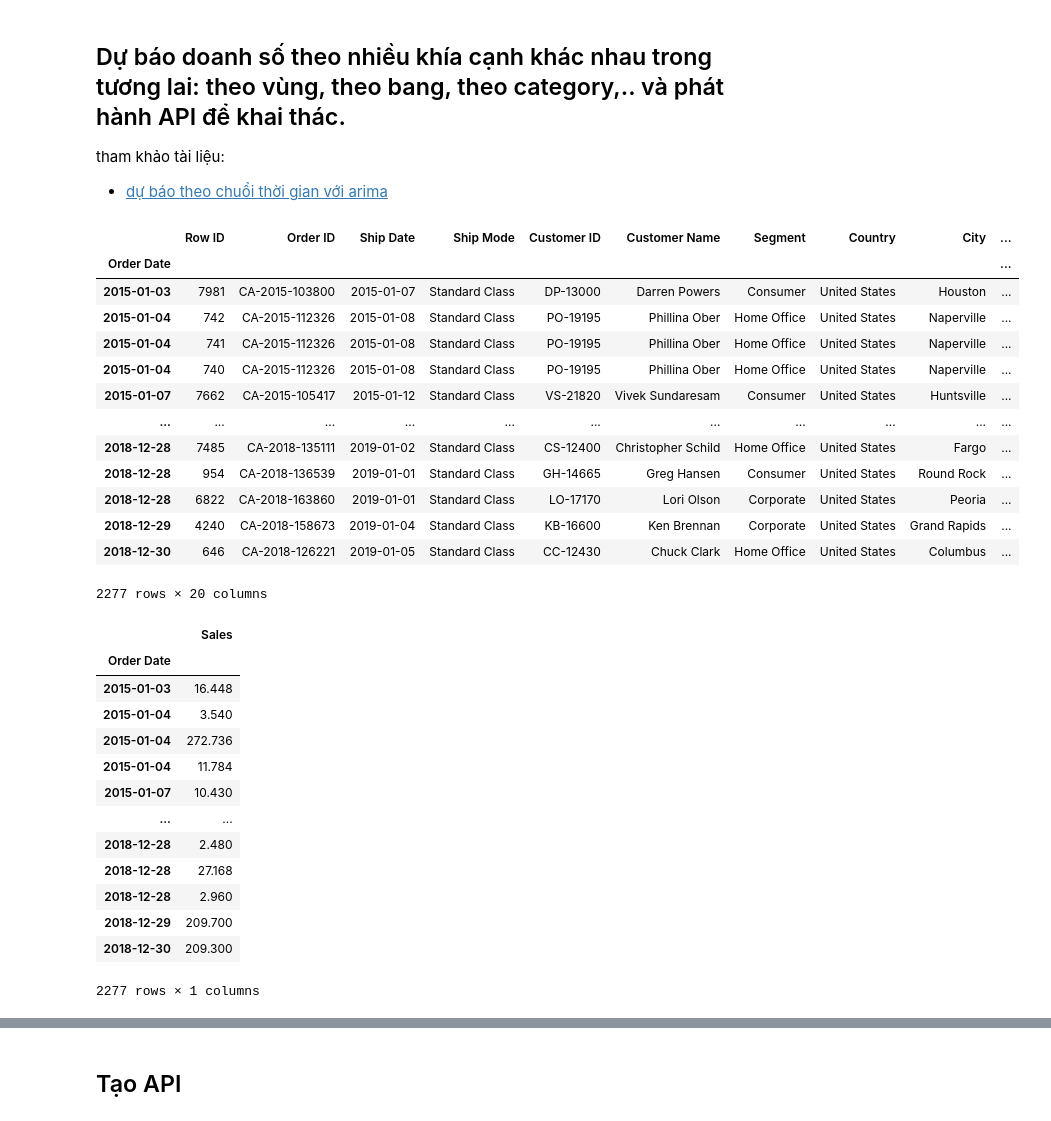
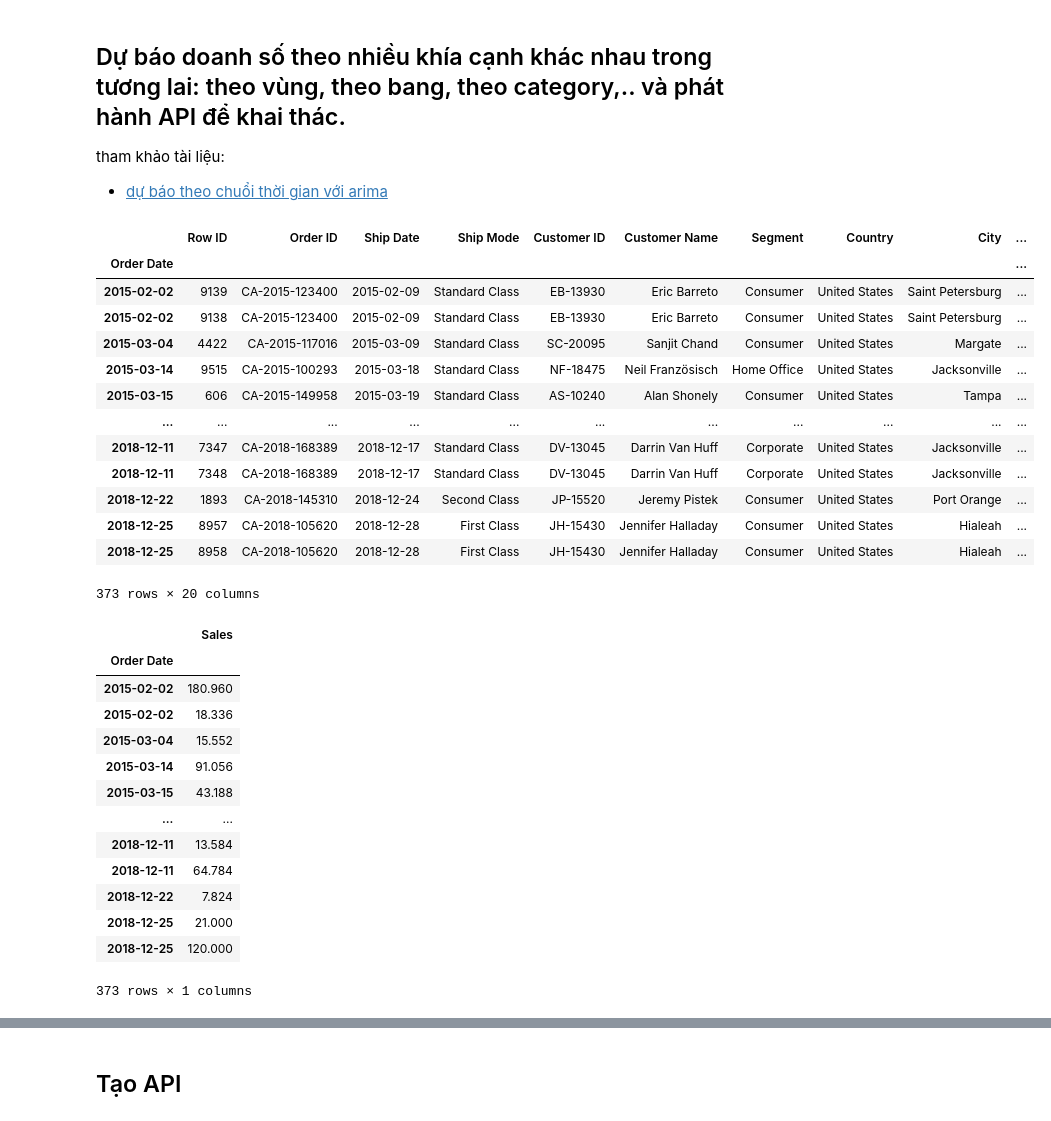
Before and after one commit to nguyenvudev20/mse22.python4engineer, a Jupyter notebook: Bai_Assignment.ipynb, the cells around one changed output, grey strips where cells are left out. Cells and saved outputs as stored; diff of their text form; code cells hidden in the pictures.

```diff
--- a/Bai_Assignment.ipynb
+++ b/Bai_Assignment.ipynb
@@ -434,35 +434,35 @@ tham khảo tài liệu:
 # %%
 import itertools
 import statsmodels.api as sm
 from sklearn.metrics import mean_squared_error
 from math import sqrt
 # lọc dữ liệu cần xử lý từ dữ liệu gốc dataf
-kieu_ngay=7 # số ngày muốn dự báo
-kieu_key='Region' # loại giữ liệu muốn lọc : Region,State,Category
-kieu_val='Central' # giá trị muốn lọc: Region=Central, State=Florida, Category=Furniture
+kieu_ngay=5 # số ngày muốn dự báo
+kieu_key='State' # loại giữ liệu muốn lọc : Region,State,Category
+kieu_val='Florida' # giá trị muốn lọc: Region=Central, State=Florida, Category=Furniture
 
 df_tmp=dataf
 df_ts=df_tmp.loc[df_tmp[kieu_key] == kieu_val]
 #df_ts
 # thực hiện sắp xếp dữ liệu theo Order Date
 df_ts.sort_values(by=['Order Date'], inplace=True, ascending=True)
-#df_ts.set_index("Order Date", inplace = True)
+df_ts.set_index("Order Date", inplace = True)
 df_ts
 # %% [output]
 |  | Row ID | Order ID | Ship Date | Ship Mode | Customer ID | Customer Name | Segment | Country | City | ... |
 | Order Date |  |  |  |  |  |  |  |  |  | ... |
-| 2015-01-03 | 7981 | CA-2015-103800 | 2015-01-07 | Standard Class | DP-13000 | Darren Powers | Consumer | United States | Houston | ... |
-| 2015-01-04 | 742 | CA-2015-112326 | 2015-01-08 | Standard Class | PO-19195 | Phillina Ober | Home Office | United States | Naperville | ... |
-| 2015-01-04 | 741 | CA-2015-112326 | 2015-01-08 | Standard Class | PO-19195 | Phillina Ober | Home Office | United States | Naperville | ... |
-| 2015-01-04 | 740 | CA-2015-112326 | 2015-01-08 | Standard Class | PO-19195 | Phillina Ober | Home Office | United States | Naperville | ... |
-| 2015-01-07 | 7662 | CA-2015-105417 | 2015-01-12 | Standard Class | VS-21820 | Vivek Sundaresam | Consumer | United States | Huntsville | ... |
+| 2015-02-02 | 9139 | CA-2015-123400 | 2015-02-09 | Standard Class | EB-13930 | Eric Barreto | Consumer | United States | Saint Petersburg | ... |
+| 2015-02-02 | 9138 | CA-2015-123400 | 2015-02-09 | Standard Class | EB-13930 | Eric Barreto | Consumer | United States | Saint Petersburg | ... |
+| 2015-03-04 | 4422 | CA-2015-117016 | 2015-03-09 | Standard Class | SC-20095 | Sanjit Chand | Consumer | United States | Margate | ... |
+| 2015-03-14 | 9515 | CA-2015-100293 | 2015-03-18 | Standard Class | NF-18475 | Neil Französisch | Home Office | United States | Jacksonville | ... |
+| 2015-03-15 | 606 | CA-2015-149958 | 2015-03-19 | Standard Class | AS-10240 | Alan Shonely | Consumer | United States | Tampa | ... |
 | ... | ... | ... | ... | ... | ... | ... | ... | ... | ... | ... |
-| 2018-12-28 | 7485 | CA-2018-135111 | 2019-01-02 | Standard Class | CS-12400 | Christopher Schild | Home Office | United States | Fargo | ... |
-| 2018-12-28 | 954 | CA-2018-136539 | 2019-01-01 | Standard Class | GH-14665 | Greg Hansen | Consumer | United States | Round Rock | ... |
-| 2018-12-28 | 6822 | CA-2018-163860 | 2019-01-01 | Standard Class | LO-17170 | Lori Olson | Corporate | United States | Peoria | ... |
-| 2018-12-29 | 4240 | CA-2018-158673 | 2019-01-04 | Standard Class | KB-16600 | Ken Brennan | Corporate | United States | Grand Rapids | ... |
-| 2018-12-30 | 646 | CA-2018-126221 | 2019-01-05 | Standard Class | CC-12430 | Chuck Clark | Home Office | United States | Columbus | ... |
+| 2018-12-11 | 7347 | CA-2018-168389 | 2018-12-17 | Standard Class | DV-13045 | Darrin Van Huff | Corporate | United States | Jacksonville | ... |
+| 2018-12-11 | 7348 | CA-2018-168389 | 2018-12-17 | Standard Class | DV-13045 | Darrin Van Huff | Corporate | United States | Jacksonville | ... |
+| 2018-12-22 | 1893 | CA-2018-145310 | 2018-12-24 | Second Class | JP-15520 | Jeremy Pistek | Consumer | United States | Port Orange | ... |
+| 2018-12-25 | 8957 | CA-2018-105620 | 2018-12-28 | First Class | JH-15430 | Jennifer Halladay | Consumer | United States | Hialeah | ... |
+| 2018-12-25 | 8958 | CA-2018-105620 | 2018-12-28 | First Class | JH-15430 | Jennifer Halladay | Consumer | United States | Hialeah | ... |
-2277 rows × 20 columns
+373 rows × 20 columns
 # %%
 # tạo mới dữ liệu theo Sales và chuổi ngày
 new_data = pd.DataFrame(df_ts['Sales'])
@@ -470,18 +470,18 @@ new_data
 # %% [output]
 |  | Sales |
 | Order Date |  |
-| 2015-01-03 | 16.448 |
-| 2015-01-04 | 3.540 |
-| 2015-01-04 | 272.736 |
-| 2015-01-04 | 11.784 |
-| 2015-01-07 | 10.430 |
+| 2015-02-02 | 180.960 |
+| 2015-02-02 | 18.336 |
+| 2015-03-04 | 15.552 |
+| 2015-03-14 | 91.056 |
+| 2015-03-15 | 43.188 |
 | ... | ... |
-| 2018-12-28 | 2.480 |
-| 2018-12-28 | 27.168 |
-| 2018-12-28 | 2.960 |
-| 2018-12-29 | 209.700 |
-| 2018-12-30 | 209.300 |
+| 2018-12-11 | 13.584 |
+| 2018-12-11 | 64.784 |
+| 2018-12-22 | 7.824 |
+| 2018-12-25 | 21.000 |
+| 2018-12-25 | 120.000 |
-2277 rows × 1 columns
+373 rows × 1 columns
 # %%
 # dùng resample() tạo chuổi thời gian liên tục
 # lọc các giá trị trùng lặp lấy giá trị trung bình
```
Also changed, not shown: parts of 8 cells of this notebook.
